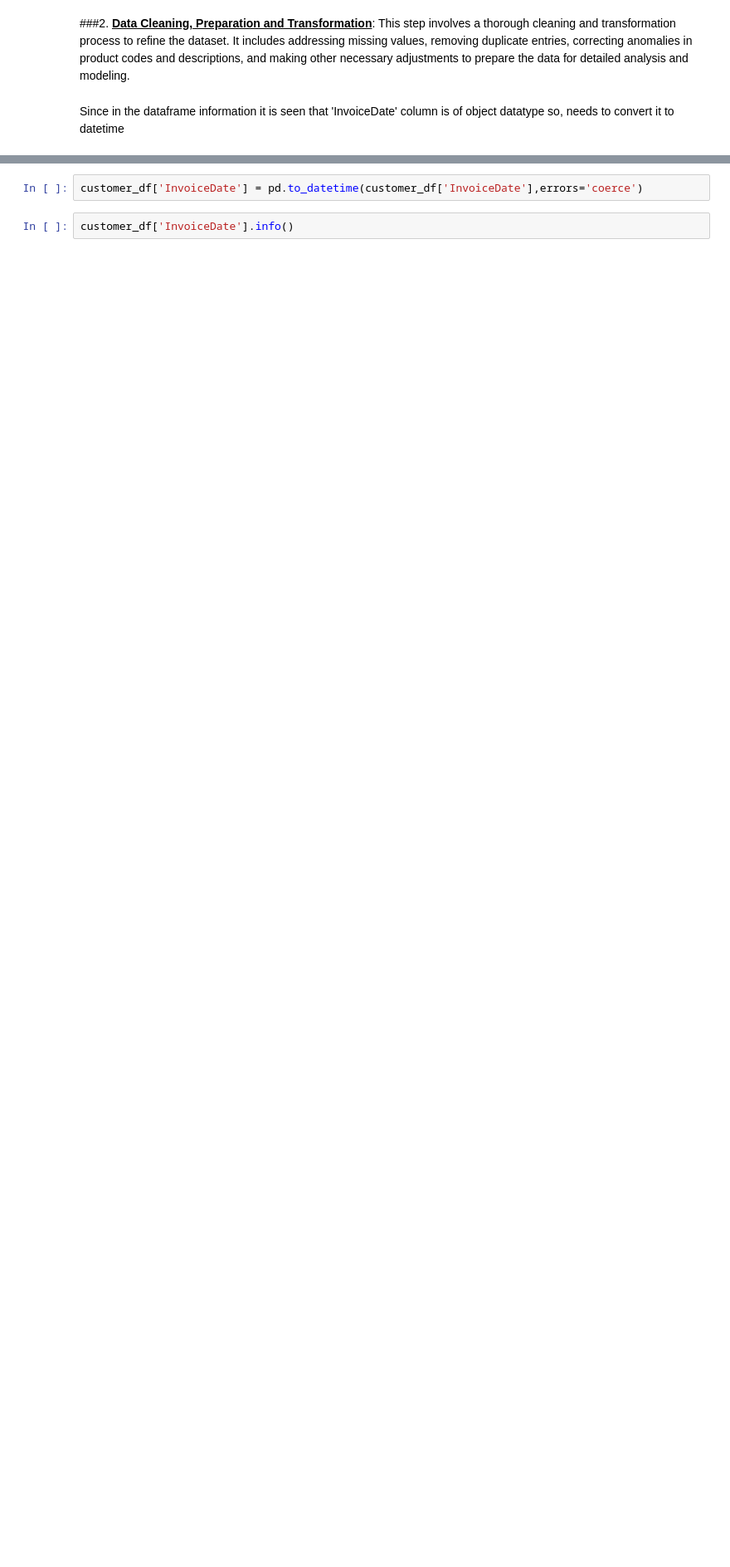
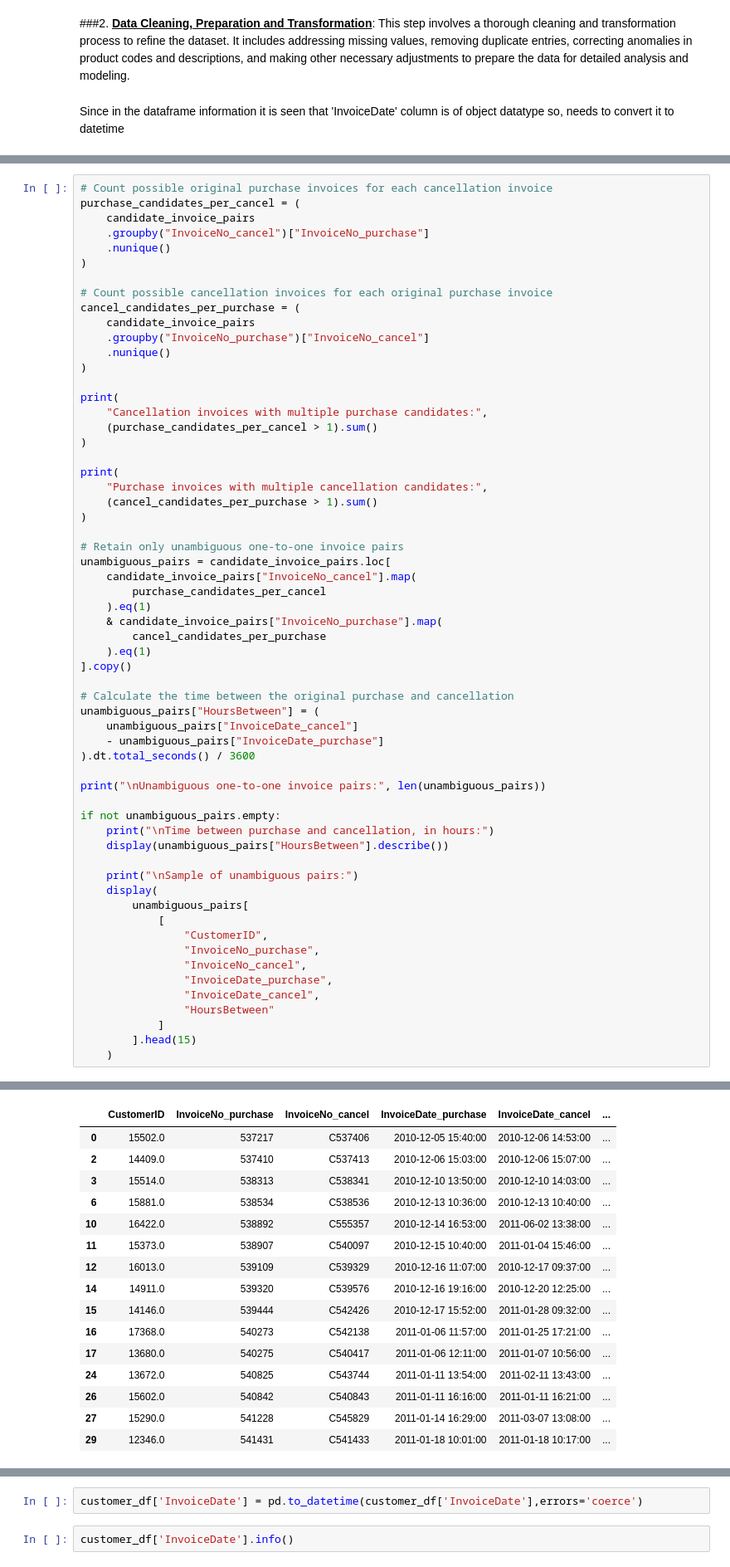
Before and after one commit to Purva2993/E-commerce-Customer-Segmentation-and-Recommendation-System, a Jupyter notebook: E_commerce_Customer_Segmentation.ipynb, the cells around one changed output, grey strips where cells are left out. Shown at 83% size. Cells and saved outputs as stored; diff of their text form; blank space fills up the shorter version.

```diff
--- a/E_commerce_Customer_Segmentation.ipynb
+++ b/E_commerce_Customer_Segmentation.ipynb
@@ -158,0 +1269,61 @@ Since in the dataframe information it is seen that 'InvoiceDate' column is of ob
+# %%
+# Count possible original purchase invoices for each cancellation invoice
+purchase_candidates_per_cancel = (
+    candidate_invoice_pairs
+    .groupby("InvoiceNo_cancel")["InvoiceNo_purchase"]
+    .nunique()
+)
+
+# Count possible cancellation invoices for each original purchase invoice
+cancel_candidates_per_purchase = (
+    candidate_invoice_pairs
+    .groupby("InvoiceNo_purchase")["InvoiceNo_cancel"]
+    .nunique()
+)
+
+print(
+    "Cancellation invoices with multiple purchase candidates:",
+    (purchase_candidates_per_cancel > 1).sum()
+)
+
+print(
+    "Purchase invoices with multiple cancellation candidates:",
+    (cancel_candidates_per_purchase > 1).sum()
+)
+
+# Retain only unambiguous one-to-one invoice pairs
+unambiguous_pairs = candidate_invoice_pairs.loc[
+    candidate_invoice_pairs["InvoiceNo_cancel"].map(
+        purchase_candidates_per_cancel
+    ).eq(1)
+    & candidate_invoice_pairs["InvoiceNo_purchase"].map(
+        cancel_candidates_per_purchase
+    ).eq(1)
+].copy()
+
+# Calculate the time between the original purchase and cancellation
+unambiguous_pairs["HoursBetween"] = (
+    unambiguous_pairs["InvoiceDate_cancel"]
+    - unambiguous_pairs["InvoiceDate_purchase"]
+).dt.total_seconds() / 3600
+
+print("\nUnambiguous one-to-one invoice pairs:", len(unambiguous_pairs))
+
+if not unambiguous_pairs.empty:
+    print("\nTime between purchase and cancellation, in hours:")
+    display(unambiguous_pairs["HoursBetween"].describe())
+
+    print("\nSample of unambiguous pairs:")
+    display(
+        unambiguous_pairs[
+            [
+                "CustomerID",
+                "InvoiceNo_purchase",
+                "InvoiceNo_cancel",
+                "InvoiceDate_purchase",
+                "InvoiceDate_cancel",
+                "HoursBetween"
+            ]
+        ].head(15)
+    )
+# %% [output]
@@ -158,0 +1347,16 @@ Since in the dataframe information it is seen that 'InvoiceDate' column is of ob
+|  | CustomerID | InvoiceNo_purchase | InvoiceNo_cancel | InvoiceDate_purchase | InvoiceDate_cancel | ... |
+| 0 | 15502.0 | 537217 | C537406 | 2010-12-05 15:40:00 | 2010-12-06 14:53:00 | ... |
+| 2 | 14409.0 | 537410 | C537413 | 2010-12-06 15:03:00 | 2010-12-06 15:07:00 | ... |
+| 3 | 15514.0 | 538313 | C538341 | 2010-12-10 13:50:00 | 2010-12-10 14:03:00 | ... |
+| 6 | 15881.0 | 538534 | C538536 | 2010-12-13 10:36:00 | 2010-12-13 10:40:00 | ... |
+| 10 | 16422.0 | 538892 | C555357 | 2010-12-14 16:53:00 | 2011-06-02 13:38:00 | ... |
+| 11 | 15373.0 | 538907 | C540097 | 2010-12-15 10:40:00 | 2011-01-04 15:46:00 | ... |
+| 12 | 16013.0 | 539109 | C539329 | 2010-12-16 11:07:00 | 2010-12-17 09:37:00 | ... |
+| 14 | 14911.0 | 539320 | C539576 | 2010-12-16 19:16:00 | 2010-12-20 12:25:00 | ... |
+| 15 | 14146.0 | 539444 | C542426 | 2010-12-17 15:52:00 | 2011-01-28 09:32:00 | ... |
+| 16 | 17368.0 | 540273 | C542138 | 2011-01-06 11:57:00 | 2011-01-25 17:21:00 | ... |
+| 17 | 13680.0 | 540275 | C540417 | 2011-01-06 12:11:00 | 2011-01-07 10:56:00 | ... |
+| 24 | 13672.0 | 540825 | C543744 | 2011-01-11 13:54:00 | 2011-02-11 13:43:00 | ... |
+| 26 | 15602.0 | 540842 | C540843 | 2011-01-11 16:16:00 | 2011-01-11 16:21:00 | ... |
+| 27 | 15290.0 | 541228 | C545829 | 2011-01-14 16:29:00 | 2011-03-07 13:08:00 | ... |
+| 29 | 12346.0 | 541431 | C541433 | 2011-01-18 10:01:00 | 2011-01-18 10:17:00 | ... |
```
Also changed, not shown: parts of 23 cells of this notebook.
